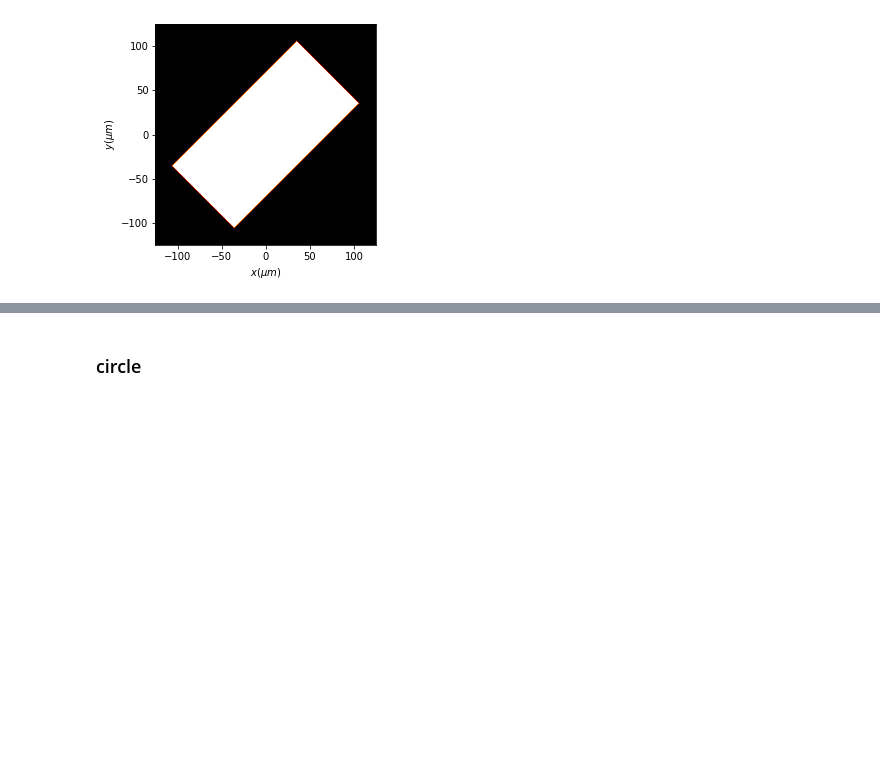
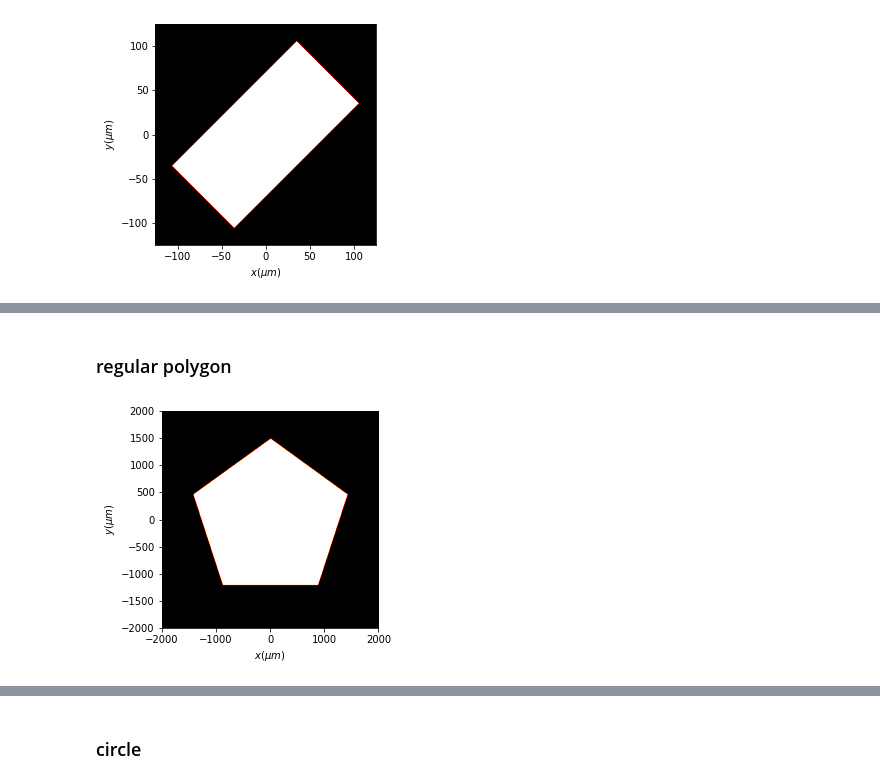
Before and after one commit to aocg-ucm/diffractio, a Jupyter notebook: docs/source/tutorial_scalar/scalar_XY/masks_xy.ipynb, the cells around one changed output, grey strips where cells are left out. Saved outputs shown, nothing was run; the diff lists cells and outputs as text; code cells hidden in the pictures; blank space fills up the shorter version.

```diff
--- a/docs/source/tutorial_scalar/scalar_XY/masks_xy.ipynb
+++ b/docs/source/tutorial_scalar/scalar_XY/masks_xy.ipynb
@@ -176,0 +195,13 @@ t1.draw(kind="intensity")
+# %% [markdown]
+### regular polygon
+# %%
+length = 4*mm
+x0 = np.linspace(-length / 2, length / 2, 512)
+y0 = np.linspace(-length / 2, length / 2, 512)
+wavelength = 0.6328 * um
+
+t = Scalar_mask_XY(x0, y0, wavelength)
+vertices = t.regular_polygon(5, 1.5*mm, 0 * degrees)
+t.draw()
+# %% [output]
+[figure, added]
```
Also changed, not shown: parts of 10 cells of this notebook, 10 other files.
